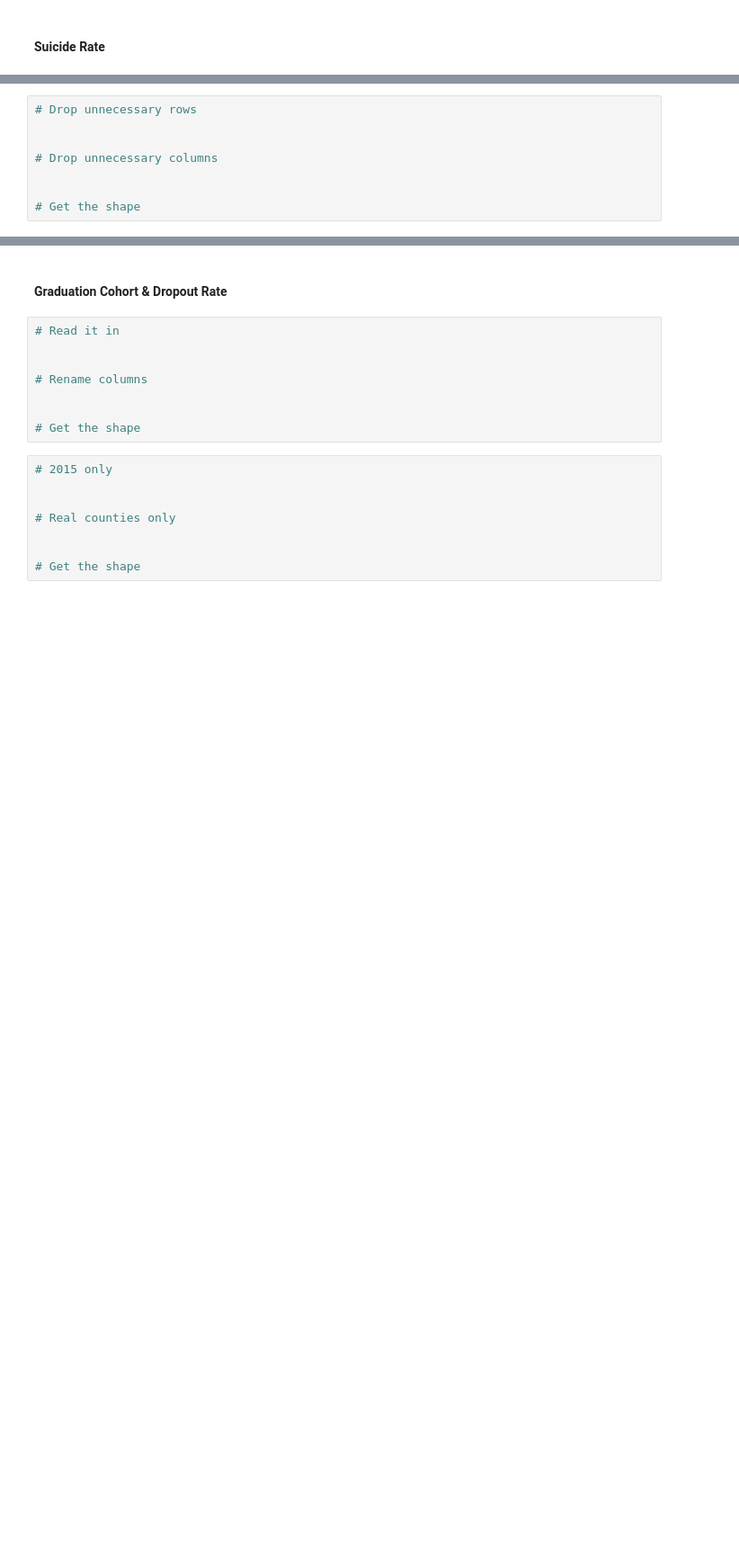
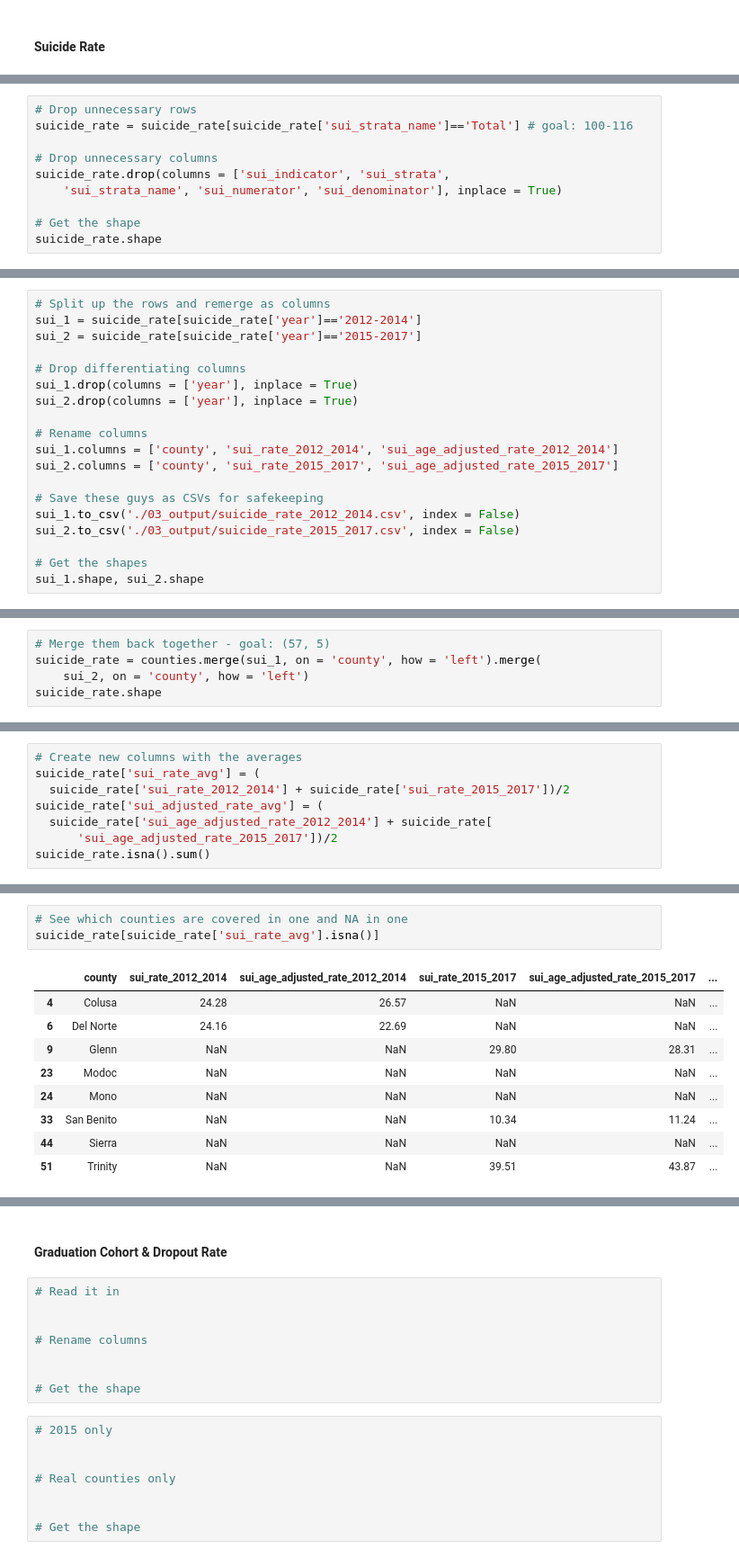
Before and after one commit to emilyksanders/dsb318-group4, a Jupyter notebook: 01_notebooks/data_cleaning_eks.ipynb, the cells around one changed output, grey strips where cells are left out. Shown at 90% size. Cells and saved outputs as stored; diff of their text form; blank space fills up the shorter version.

```diff
--- a/01_notebooks/data_cleaning_eks.ipynb
+++ b/01_notebooks/data_cleaning_eks.ipynb
@@ -547,8 +1078,10 @@ print(df2.shape)
 # %%
 # Drop unnecessary rows
-
+suicide_rate = suicide_rate[suicide_rate['sui_strata_name']=='Total'] # goal: 100-116
 
 # Drop unnecessary columns
-
+suicide_rate.drop(columns = ['sui_indicator', 'sui_strata',
+    'sui_strata_name', 'sui_numerator', 'sui_denominator'], inplace = True)
 
 # Get the shape
+suicide_rate.shape
@@ -554,0 +1090,19 @@ print(df2.shape)
+# %%
+# Split up the rows and remerge as columns
+sui_1 = suicide_rate[suicide_rate['year']=='2012-2014']
+sui_2 = suicide_rate[suicide_rate['year']=='2015-2017']
+
+# Drop differentiating columns
+sui_1.drop(columns = ['year'], inplace = True)
+sui_2.drop(columns = ['year'], inplace = True)
+
+# Rename columns
+sui_1.columns = ['county', 'sui_rate_2012_2014', 'sui_age_adjusted_rate_2012_2014']
+sui_2.columns = ['county', 'sui_rate_2015_2017', 'sui_age_adjusted_rate_2015_2017']
+
+# Save these guys as CSVs for safekeeping
+sui_1.to_csv('./03_output/suicide_rate_2012_2014.csv', index = False)
+sui_2.to_csv('./03_output/suicide_rate_2015_2017.csv', index = False)
+
+# Get the shapes
+sui_1.shape, sui_2.shape
@@ -554,0 +1114,5 @@ print(df2.shape)
+# %%
+# Merge them back together - goal: (57, 5)
+suicide_rate = counties.merge(sui_1, on = 'county', how = 'left').merge(
+    sui_2, on = 'county', how = 'left')
+suicide_rate.shape
@@ -554,0 +1133,8 @@ print(df2.shape)
+# %%
+# Create new columns with the averages
+suicide_rate['sui_rate_avg'] = (
+  suicide_rate['sui_rate_2012_2014'] + suicide_rate['sui_rate_2015_2017'])/2
+suicide_rate['sui_adjusted_rate_avg'] = (
+  suicide_rate['sui_age_adjusted_rate_2012_2014'] + suicide_rate[
+      'sui_age_adjusted_rate_2015_2017'])/2
+suicide_rate.isna().sum()
@@ -554,0 +1150,13 @@ print(df2.shape)
+# %%
+# See which counties are covered in one and NA in one
+suicide_rate[suicide_rate['sui_rate_avg'].isna()]
+# %% [output]
+|  | county | sui_rate_2012_2014 | sui_age_adjusted_rate_2012_2014 | sui_rate_2015_2017 | sui_age_adjusted_rate_2015_2017 | ... |
+| 4 | Colusa | 24.28 | 26.57 | NaN | NaN | ... |
+| 6 | Del Norte | 24.16 | 22.69 | NaN | NaN | ... |
+| 9 | Glenn | NaN | NaN | 29.80 | 28.31 | ... |
+| 23 | Modoc | NaN | NaN | NaN | NaN | ... |
+| 24 | Mono | NaN | NaN | NaN | NaN | ... |
+| 33 | San Benito | NaN | NaN | 10.34 | 11.24 | ... |
+| 44 | Sierra | NaN | NaN | NaN | NaN | ... |
+| 51 | Trinity | NaN | NaN | 39.51 | 43.87 | ... |
```
Also changed, not shown: parts of 62 cells of this notebook, 9 other files.
